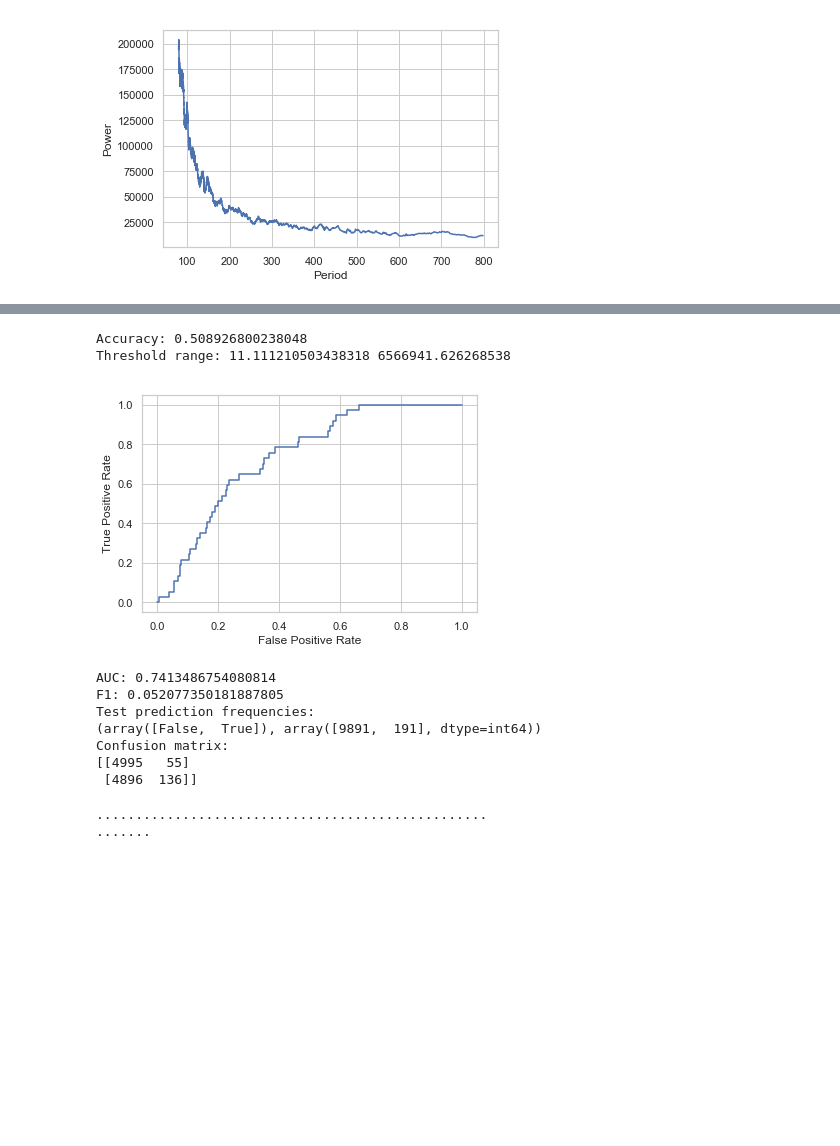
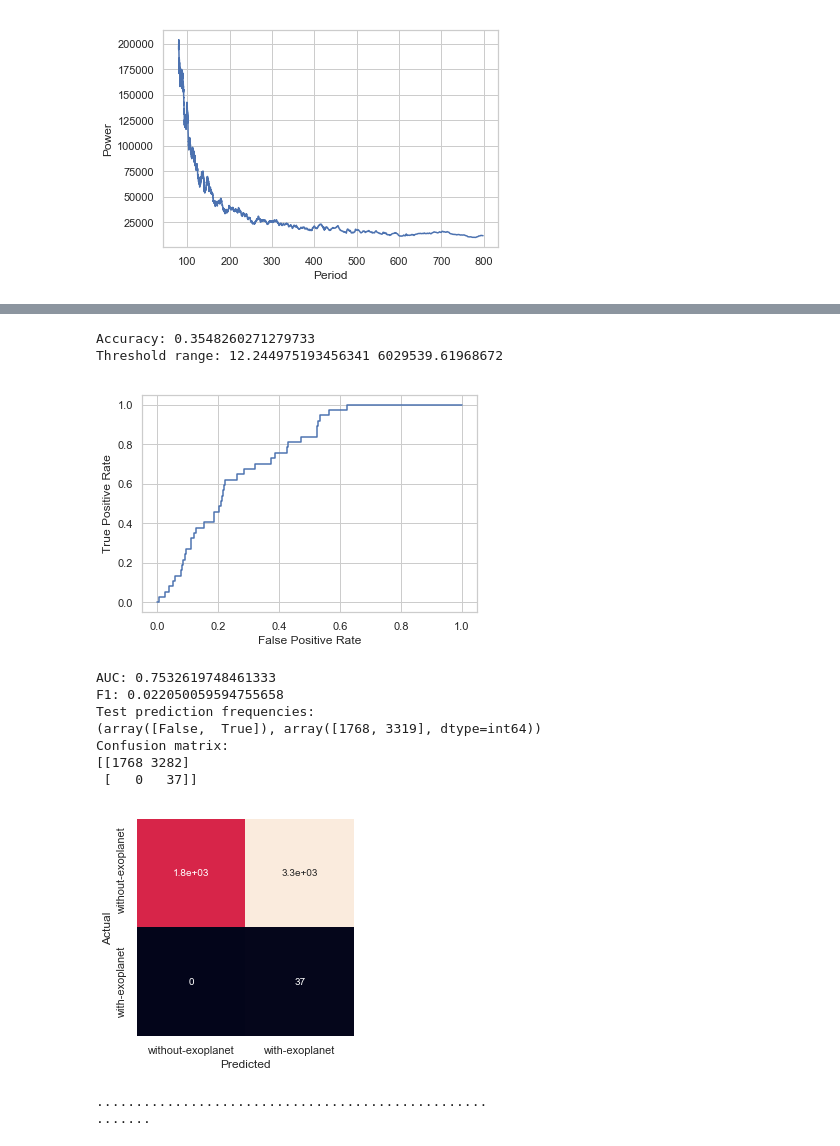
Before and after one commit to czhao39/exoplanet-detection, a Jupyter notebook: boxleastsquares_and_lstm.ipynb, the cells around one changed output, grey strips where cells are left out. Saved outputs shown, nothing was run; the diff lists cells and outputs as text; code cells hidden in the pictures; blank space fills up the shorter version.

```diff
--- a/boxleastsquares_and_lstm.ipynb
+++ b/boxleastsquares_and_lstm.ipynb
@@ -6,13 +6,17 @@ import seaborn as sns
 sns.set(style="whitegrid", font_scale=1)
 # %%
 DATA_PATH = "data/"
-TRAIN_DATA_FILE = "exoTrainData_upsampled.npy"
-TRAIN_LABELS_FILE = "exoTrainLabels_upsampled.npy"
+TRAIN_DATA_FILE = "exoTrainData.npy"
+TRAIN_LABELS_FILE = "exoTrainLabels.npy"
+TRAIN_DATA_UPSAMPLED_FILE = "exoTrainData_upsampled.npy"
+TRAIN_LABELS_UPSAMPLED_FILE = "exoTrainLabels_upsampled.npy"
 TEST_DATA_FILE = "exoTestData.npy"
 TEST_LABELS_FILE = "exoTestLabels.npy"
 
 x_train = np.load("{}{}".format(DATA_PATH, TRAIN_DATA_FILE))
 y_train = np.load("{}{}".format(DATA_PATH, TRAIN_LABELS_FILE))
+x_train_upsampled = np.load("{}{}".format(DATA_PATH, TRAIN_DATA_UPSAMPLED_FILE))
+y_train_upsampled = np.load("{}{}".format(DATA_PATH, TRAIN_LABELS_UPSAMPLED_FILE))
 x_test = np.load("{}{}".format(DATA_PATH, TEST_DATA_FILE))
 y_test = np.load("{}{}".format(DATA_PATH, TEST_LABELS_FILE))
 
@@ -21,6 +25,8 @@ t = np.arange(x_train.shape[1])
 
 print(x_train.shape)
 print(y_train.shape)
+print(x_train_upsampled.shape)
+print(y_train_upsampled.shape)
 print(x_test.shape)
 print(y_test.shape)
 # %% [output]
@@ -65,7 +75,7 @@ for i in [1, 5, 70, 71]:
 # %%
 from sklearn import metrics
 
-def compute_metrics(clf, x_train, y_train, x_test, y_test):
+def compute_metrics(clf, x_train, y_train, x_test, y_test, model_name=""):
     print("Accuracy on training data:", clf.score(x_train, y_train))
     print("Accuracy on test data:", clf.score(x_test, y_test))
     test_predicted_probs = clf.predict_proba(x_test)[:, 1]
@@ -80,10 +90,18 @@ def compute_metrics(clf, x_train, y_train, x_test, y_test):
     print("Test prediction frequencies:")
     print(np.unique(test_predicted, return_counts=True))
     print("Confusion matrix:")
-    print(metrics.confusion_matrix(y_test, test_predicted))
-    print()
+    cm = metrics.confusion_matrix(y_test, test_predicted)
+    print(cm)
+    sns.set(font_scale=1.5)
+    sns.heatmap(cm, annot=True, cbar=False, square=True, xticklabels=["without-exo", "with-exo"], yticklabels=["without-exo", "with-exo"])
+    plt.gca().set_yticks([0.1, 1.2])
+    plt.xlabel("Predicted")
+    plt.ylabel("Actual")
+    plt.savefig("{}_confusionmatrix.png".format(model_name), dpi=300, bbox_inches="tight")
+    plt.show()
+    sns.set(font_scale=1)
 
-def compute_metrics_from_predictions(y_true, y_pred, y_pred_score=None):
+def compute_metrics_from_predictions(y_true, y_pred, y_pred_score=None, model_name=""):
     print("Accuracy:", metrics.accuracy_score(y_true, y_pred))
     if y_pred_score is not None:
         fpr, tpr, thresholds = metrics.roc_curve(y_true, y_pred_score)
@@ -97,8 +115,16 @@ def compute_metrics_from_predictions(y_true, y_pred, y_pred_score=None):
     print("Test prediction frequencies:")
     print(np.unique(y_pred, return_counts=True))
     print("Confusion matrix:")
-    print(metrics.confusion_matrix(y_true, y_pred))
-    print()
+    cm = metrics.confusion_matrix(y_true, y_pred)
+    print(cm)
+    sns.set(font_scale=1.5)
+    sns.heatmap(cm, annot=True, cbar=False, square=True, xticklabels=["without-exo", "with-exo"], yticklabels=["without-exo", "with-exo"])
+    plt.gca().set_yticks([0.1, 1.2])
+    plt.xlabel("Predicted")
+    plt.ylabel("Actual")
+    plt.savefig("{}_confusionmatrix.png".format(model_name), dpi=300, bbox_inches="tight")
+    plt.show()
+    sns.set(font_scale=1)
 # %%
 from astropy.stats import BoxLeastSquares
 
@@ -106,7 +132,7 @@ def get_bls_snr(x):
     snrs = []
     for i in range(x.shape[0]):
         bls = BoxLeastSquares(t, x[i])
-        periodogram = bls.autopower(40, minimum_n_transit=5, objective="snr")  # arg is the granularity of considered durations
+        periodogram = bls.autopower(20, minimum_n_transit=4, objective="snr")  # arg is the granularity of considered durations
         # based on https://arxiv.org/pdf/astro-ph/0206099.pdf
         snrs.append(np.max(periodogram.depth_snr))
         if (i + 1) % 10 == 0:
@@ -149,18 +174,19 @@ print(bls_snr_train.max())
 # %%
-bls_snr_train_pred = bls_snr_train > 1e5
-compute_metrics_from_predictions(y_train, bls_snr_train_pred, bls_snr_train)
+bls_snr_train_pred = bls_snr_train > 2e2
+compute_metrics_from_predictions(y_train, bls_snr_train_pred, bls_snr_train, "blssnr_train")
 # TODO: run this on non-upsampled data, and determine threshold that still finds all exoplanets
 # %% [output]
-Accuracy: 0.508926800238048
-Threshold range: 11.111210503438318 6566941.626268538
+Accuracy: 0.3548260271279733
+Threshold range: 12.244975193456341 6029539.61968672
-[figure, old version]
+[figure, new version]
-AUC: 0.7413486754080814
-F1: 0.052077350181887805
+AUC: 0.7532619748461333
+F1: 0.022050059594755658
 Test prediction frequencies:
-(array([False,  True]), array([9891,  191], dtype=int64))
+(array([False,  True]), array([1768, 3319], dtype=int64))
 Confusion matrix:
-[[4995   55]
- [4896  136]]
+[[1768 3282]
+ [   0   37]]
+[figure, added]
 # %%
 bls_snr_test = get_bls_snr(x_test)
 # %% [output]
```
Also changed, not shown: parts of 15 cells of this notebook, 1 other file.
